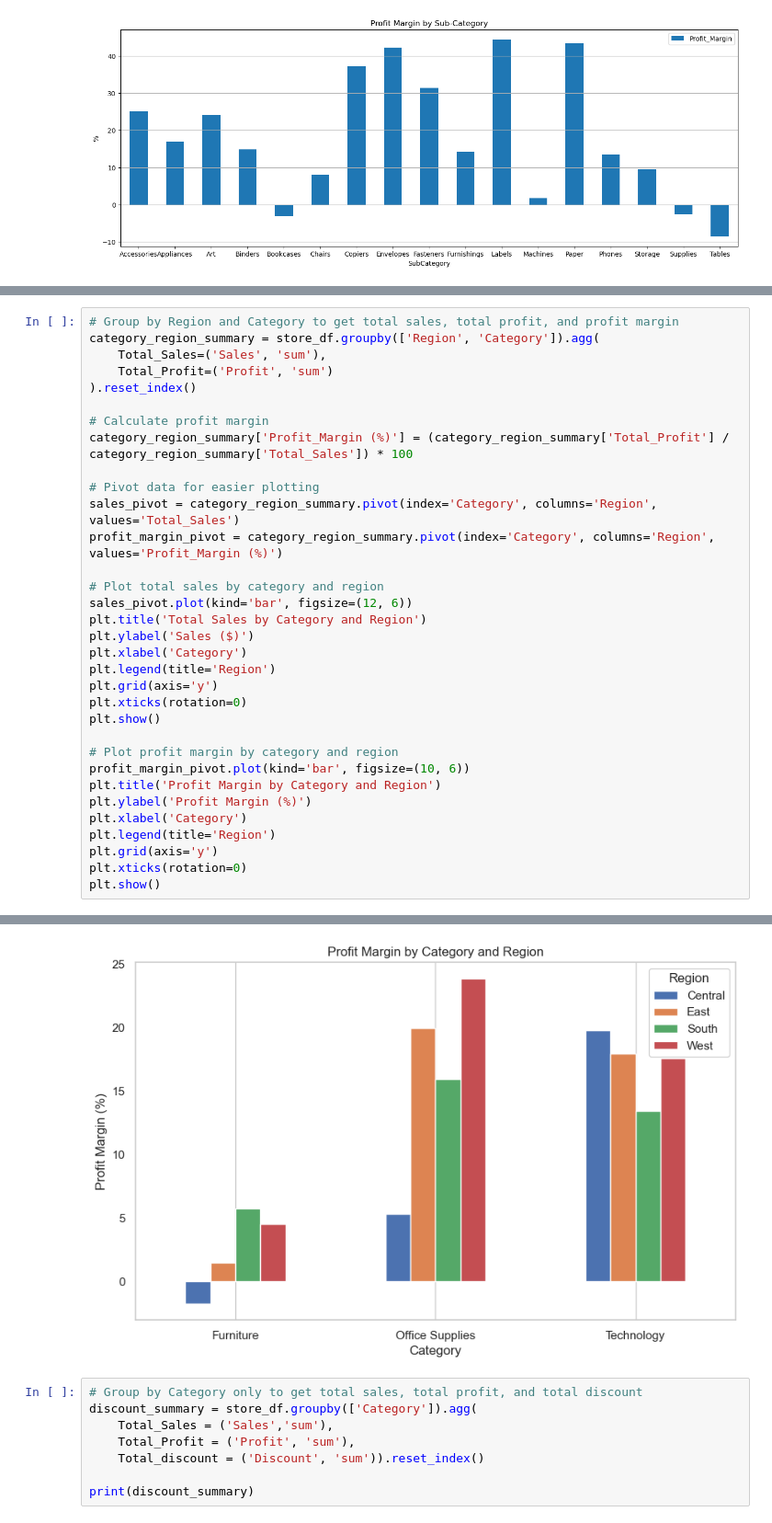
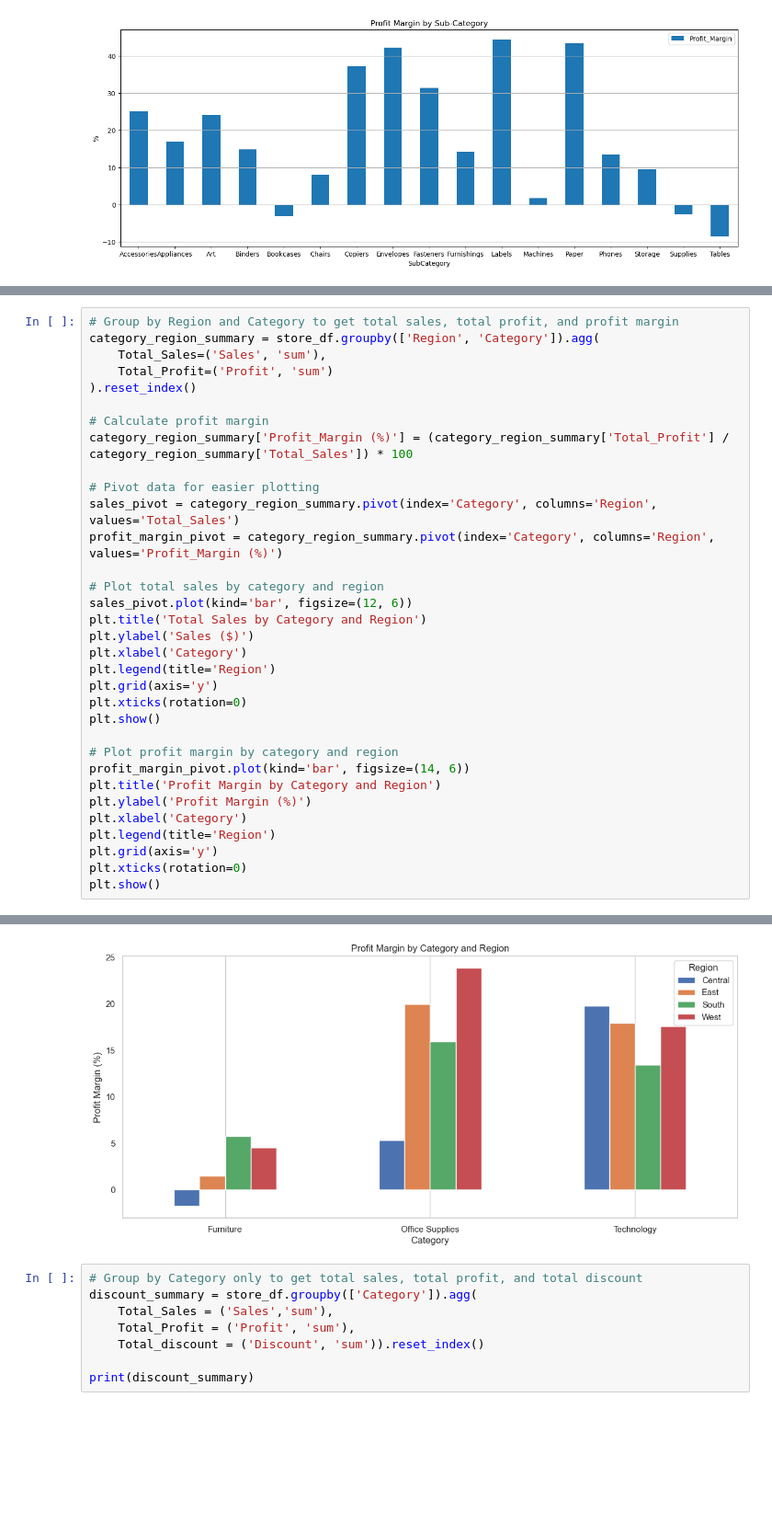
Before and after one commit to Joel1408/Python-Project, a Jupyter notebook: Retail_Project.ipynb, the cells around one changed output, grey strips where cells are left out. Shown at 92% size. Drawn from its saved outputs; the diff is of its cells as text; blank space fills up the shorter version.

```diff
--- a/Retail_Project.ipynb
+++ b/Retail_Project.ipynb
@@ -263,35 +310,35 @@ category_region_summary = store_df.groupby(['Region', 'Category']).agg(
     Total_Profit=('Profit', 'sum')
 ).reset_index()
 
 # Calculate profit margin
 category_region_summary['Profit_Margin (%)'] = (category_region_summary['Total_Profit'] / category_region_summary['Total_Sales']) * 100
 
 # Pivot data for easier plotting
 sales_pivot = category_region_summary.pivot(index='Category', columns='Region', values='Total_Sales')
 profit_margin_pivot = category_region_summary.pivot(index='Category', columns='Region', values='Profit_Margin (%)')
 
 # Plot total sales by category and region
 sales_pivot.plot(kind='bar', figsize=(12, 6))
 plt.title('Total Sales by Category and Region')
 plt.ylabel('Sales ($)')
 plt.xlabel('Category')
 plt.legend(title='Region')
 plt.grid(axis='y')
 plt.xticks(rotation=0)
 plt.show()
 
 # Plot profit margin by category and region
-profit_margin_pivot.plot(kind='bar', figsize=(10, 6))
+profit_margin_pivot.plot(kind='bar', figsize=(14, 6))
 plt.title('Profit Margin by Category and Region')
 plt.ylabel('Profit Margin (%)')
 plt.xlabel('Category')
 plt.legend(title='Region')
 plt.grid(axis='y')
 plt.xticks(rotation=0)
 plt.show()
 # %% [output]
 [figure]
-[figure, old version]
+[figure, new version]
 # %%
 # Group by Category only to get total sales, total profit, and total discount
 discount_summary = store_df.groupby(['Category']).agg(
```
Also changed, not shown: parts of 4 cells of this notebook.
